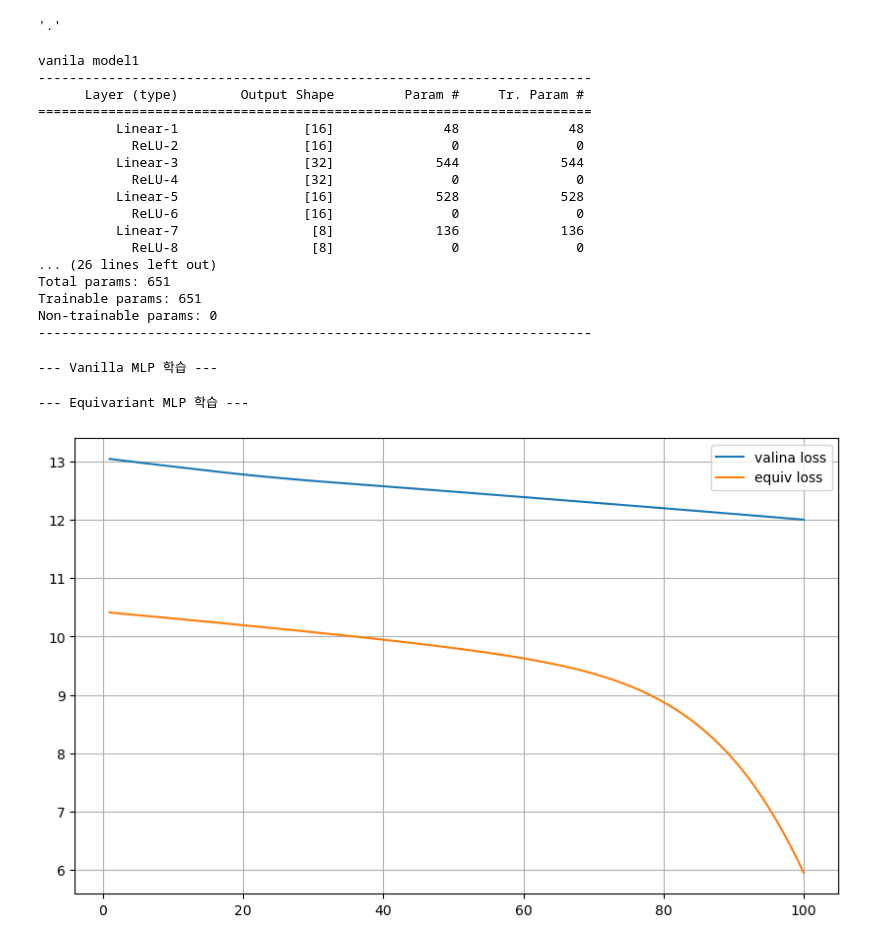
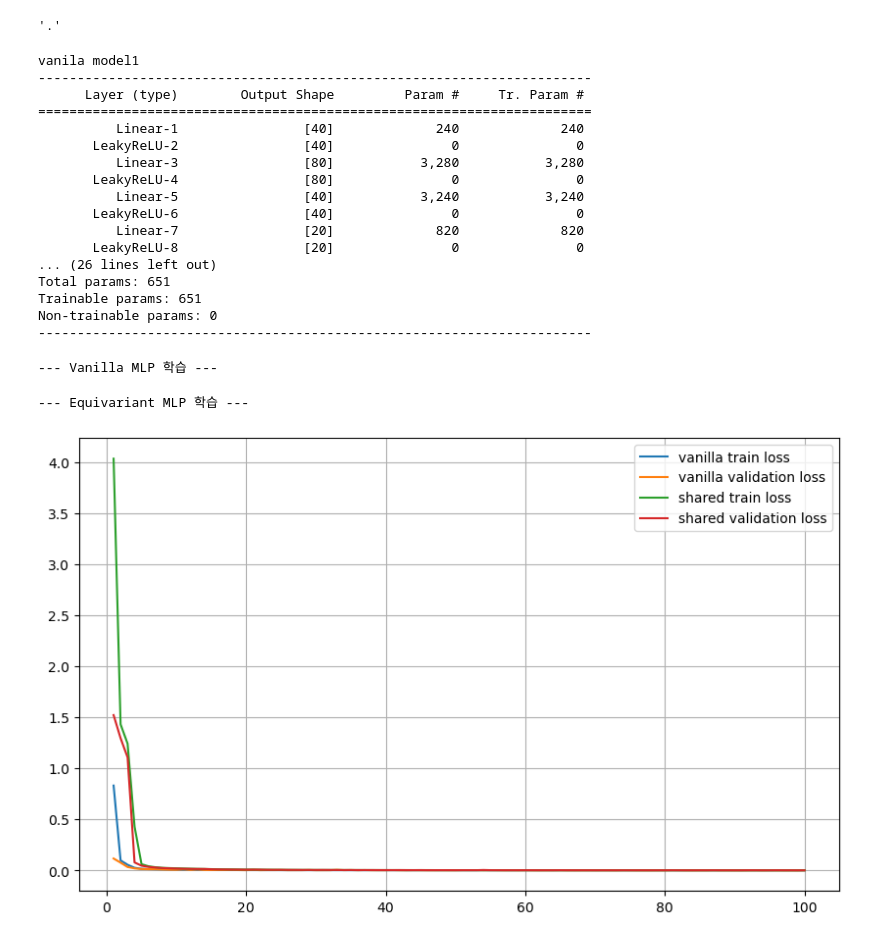
Before and after one commit to sinikar0397/Optimizing-Hypothesis-Space-via-Group-Representation-Intertwiner, a Jupyter notebook: SymmetricModel_DeepSets.ipynb, the cells around one changed output. Drawn from its saved outputs; the diff is of its cells as text; code cells hidden in the pictures.

```diff
--- a/SymmetricModel_DeepSets.ipynb
+++ b/SymmetricModel_DeepSets.ipynb
@@ -115,30 +192,30 @@ def display_log(history1, history2, name1, name2):
 # Model1
 # %%
 vanilla_model1 = nn.Sequential(
-    nn.Linear(2, 16),
-    nn.ReLU(),
-    nn.Linear(16, 32),
-    nn.ReLU(),
-    nn.Linear(32, 16),
-    nn.ReLU(),
-    nn.Linear(16, 8),
-    nn.ReLU(),
-    nn.Linear(8, 4),
-    nn.ReLU(),
-    nn.Linear(4, 1)
+    nn.Linear(5, 40),
+    nn.LeakyReLU(0.01),
+    nn.Linear(40, 80),
+    nn.LeakyReLU(0.01),
+    nn.Linear(80, 40),
+    nn.LeakyReLU(0.01),
+    nn.Linear(40, 20),
+    nn.LeakyReLU(0.01),
+    nn.Linear(20, 10),
+    nn.LeakyReLU(0.01),
+    nn.Linear(10, 1)
 )
 
 shared_model1 = nn.Sequential(
     SharedLinear(in_dim = 1, out_dim = 8),
-    nn.ReLU(),
+    nn.LeakyReLU(0.01),
     SharedLinear(in_dim = 8, out_dim = 16),
-    nn.ReLU(),
+    nn.LeakyReLU(0.01),
     SharedLinear(in_dim = 16, out_dim = 8),
-    nn.ReLU(),
+    nn.LeakyReLU(0.01),
     SharedLinear(in_dim = 8, out_dim = 4),
-    nn.ReLU(),
+    nn.LeakyReLU(0.01),
     SharedLinear(in_dim = 4, out_dim = 2),
-    nn.ReLU(),
+    nn.LeakyReLU(0.01),
     SharedLinear(2, 1, is_last = True)
 )
 
@@ -150,23 +227,23 @@ shared_model1.to(device)
 '.'
 # %%
 print('\n\nvanila model1')
-print(pytorch_model_summary.summary(vanilla_model1, torch.zeros(2, device = device)))
+print(pytorch_model_summary.summary(vanilla_model1, torch.zeros(5, device = device)))
 
 print('\n\nequiv model1')
-print(pytorch_model_summary.summary(shared_model1, torch.zeros(1,2, device = device)))
+print(pytorch_model_summary.summary(shared_model1, torch.zeros(5, device = device)))
 # %% [output]
 vanila model1
 -----------------------------------------------------------------------
       Layer (type)        Output Shape         Param #     Tr. Param #
 =======================================================================
-          Linear-1                [16]              48              48
-            ReLU-2                [16]               0               0
-          Linear-3                [32]             544             544
-            ReLU-4                [32]               0               0
-          Linear-5                [16]             528             528
-            ReLU-6                [16]               0               0
-          Linear-7                 [8]             136             136
-            ReLU-8                 [8]               0               0
+          Linear-1                [40]             240             240
+       LeakyReLU-2                [40]               0               0
+          Linear-3                [80]           3,280           3,280
+       LeakyReLU-4                [80]               0               0
+          Linear-5                [40]           3,240           3,240
+       LeakyReLU-6                [40]               0               0
+          Linear-7                [20]             820             820
+       LeakyReLU-8                [20]               0               0
 ... (26 lines left out)
 Total params: 651
 Trainable params: 651
@@ -174,15 +251,20 @@ Non-trainable params: 0
 -----------------------------------------------------------------------
 # %%
 print("--- Vanilla MLP 학습 ---")
-valina_log1 = train(vanilla_model1, X_train, Y_train, 100)
+vanilla_log1 = train(vanilla_model1, X_train, Y_train,
+                    epochs = 100, batch_size = 256, early_stop = True,
+                    X_valid = X_valid, Y_valid = Y_valid, patience = 10)
 print("\n--- Equivariant MLP 학습 ---")
-shared_log1  = train(shared_model1,  X_train, Y_train, 100)
+shared_log1  = train(shared_model1,  X_train, Y_train,
+                    epochs = 100, batch_size = 256, early_stop = True,
+                    X_valid = X_valid, Y_valid = Y_valid, patience = 10)
 # %% [output]
 --- Vanilla MLP 학습 ---
 --- Equivariant MLP 학습 ---
-# %%
-display_log(valina_log1, shared_log1, 'valina loss', 'equiv loss')
-# %% [output]
-[figure, removed]
+# %%
+display_log([vanilla_log1['train_loss'], vanilla_log1['valid_loss'], shared_log1['train_loss'], shared_log1['valid_loss']],
+            ['vanilla train loss', 'vanilla validation loss', 'shared train loss', 'shared validation loss'])
+# %% [output]
+[figure, added]
 # %%
 evaluate("Vanilla MLP",     vanilla_model1, X_test, Y_test)
```
Also changed, not shown: parts of 20 cells of this notebook, 27 other files.
